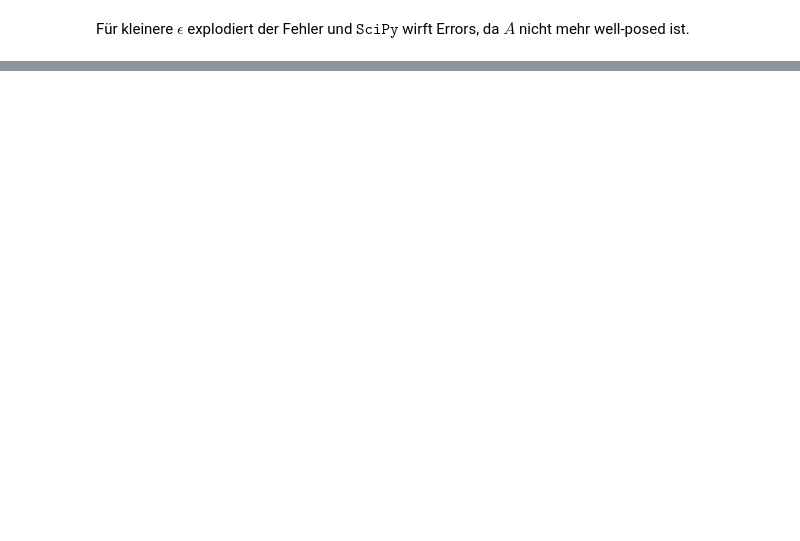
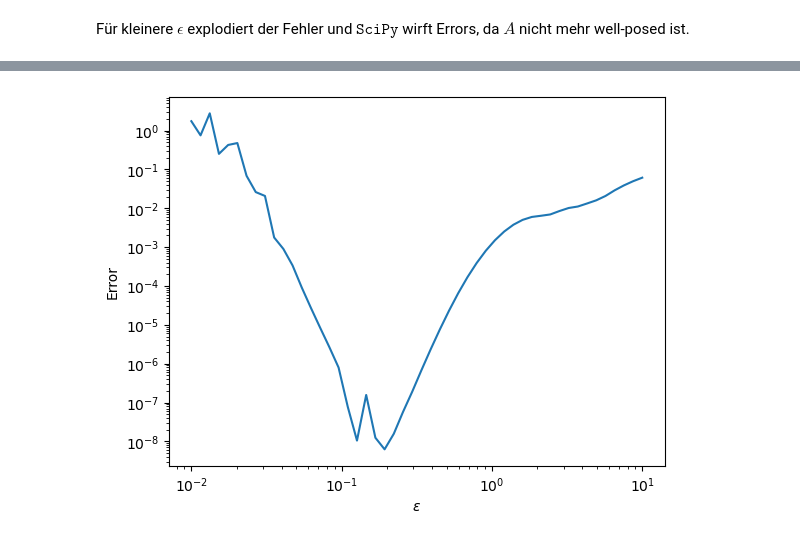
Before and after one commit to maggi0805/MML, a Jupyter notebook: mml.ipynb, the cells around one changed output, grey strips where cells are left out. Cells and saved outputs as stored; diff of their text form; code cells hidden in the pictures; blank space fills up the shorter version.

```diff
--- a/mml.ipynb
+++ b/mml.ipynb
@@ -233,0 +307,33 @@ Für kleinere $\epsilon$ explodiert der Fehler und $\texttt{SciPy}$ wirft Errors
+# %%
+Lu1 = lambdify((x, y), diff(u1_, x, x) + diff(u1_, y, y))
+# %%
+def meth1_1(e, int, bdy, err):
+    dm = distance_matrix(err, np.append(int, bdy, axis = 0))
+    dm_int = distance_matrix(int, np.append(int, bdy, axis = 0))
+    dm_bdy = distance_matrix(bdy, np.append(int, bdy, axis = 0))
+
+    u_tilde = np.append(Lu1(int.T[0], int.T[1]), u1(bdy.T[0], bdy.T[1]), axis = 0).reshape(50,1)
+    A = np.asarray(np.bmat([[Lphi(dm_int, e)], [phi(dm_bdy, e)]]))
+    lam = linalg.solve(A, u_tilde)
+
+    return np.dot(phi(dm, e), lam)
+# %%
+%matplotlib inline
+import warnings
+warnings.filterwarnings('ignore')
+
+u_exact = u1(errd.T[0], errd.T[1])
+eps = np.geomspace(1e-2, 1e1, 50)
+Es = []
+for ep in eps:
+    s_approx = meth1_1(ep, intd, bdyd, errd).flatten()
+    Es.append(Err(s_approx, u_exact))
+
+plt.plot(eps, Es);
+plt.xlabel('$\epsilon$');
+plt.ylabel('Error')
+plt.xscale('log');
+plt.yscale('log');
+plt.show();
+# %% [output]
+[figure, added]
```
Also changed, not shown: parts of 22 cells of this notebook, 1 other file.
